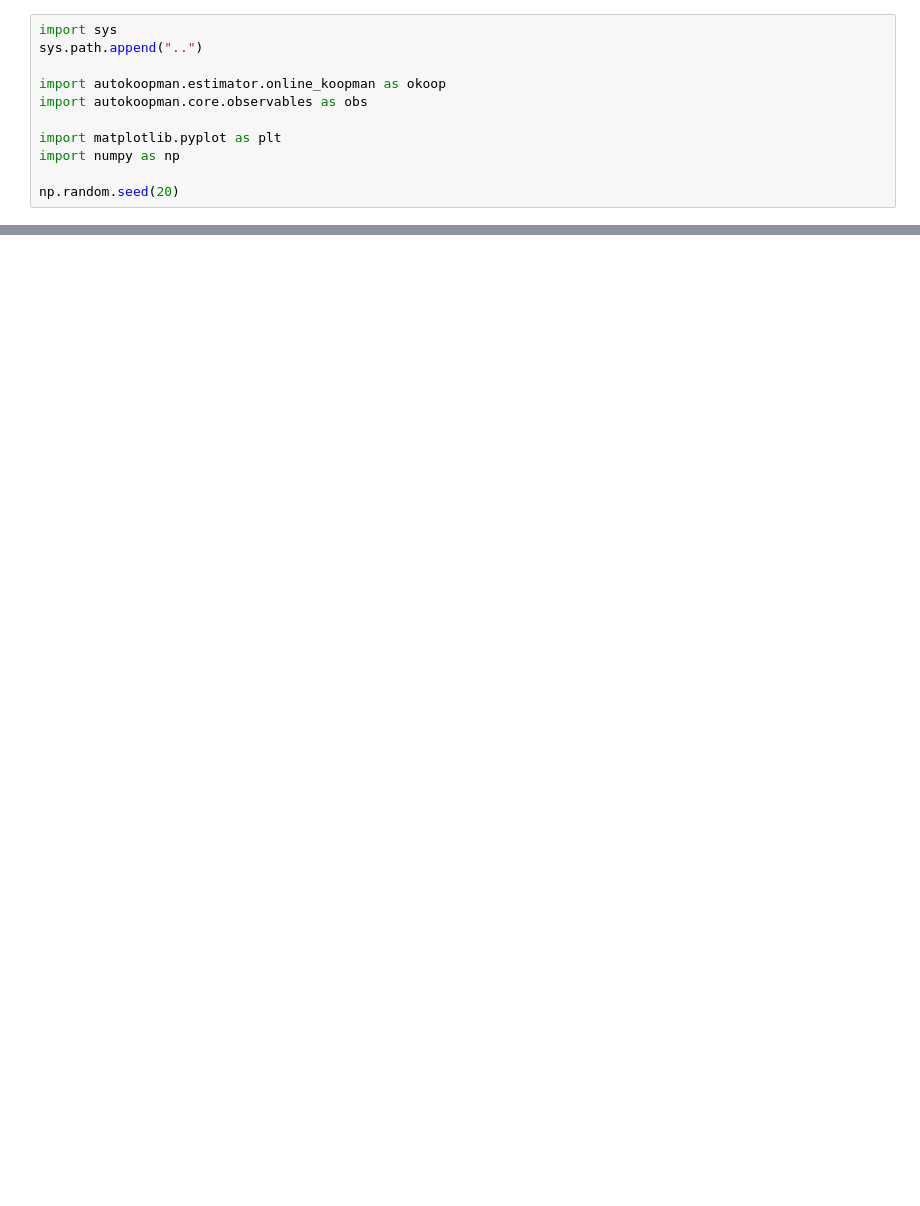
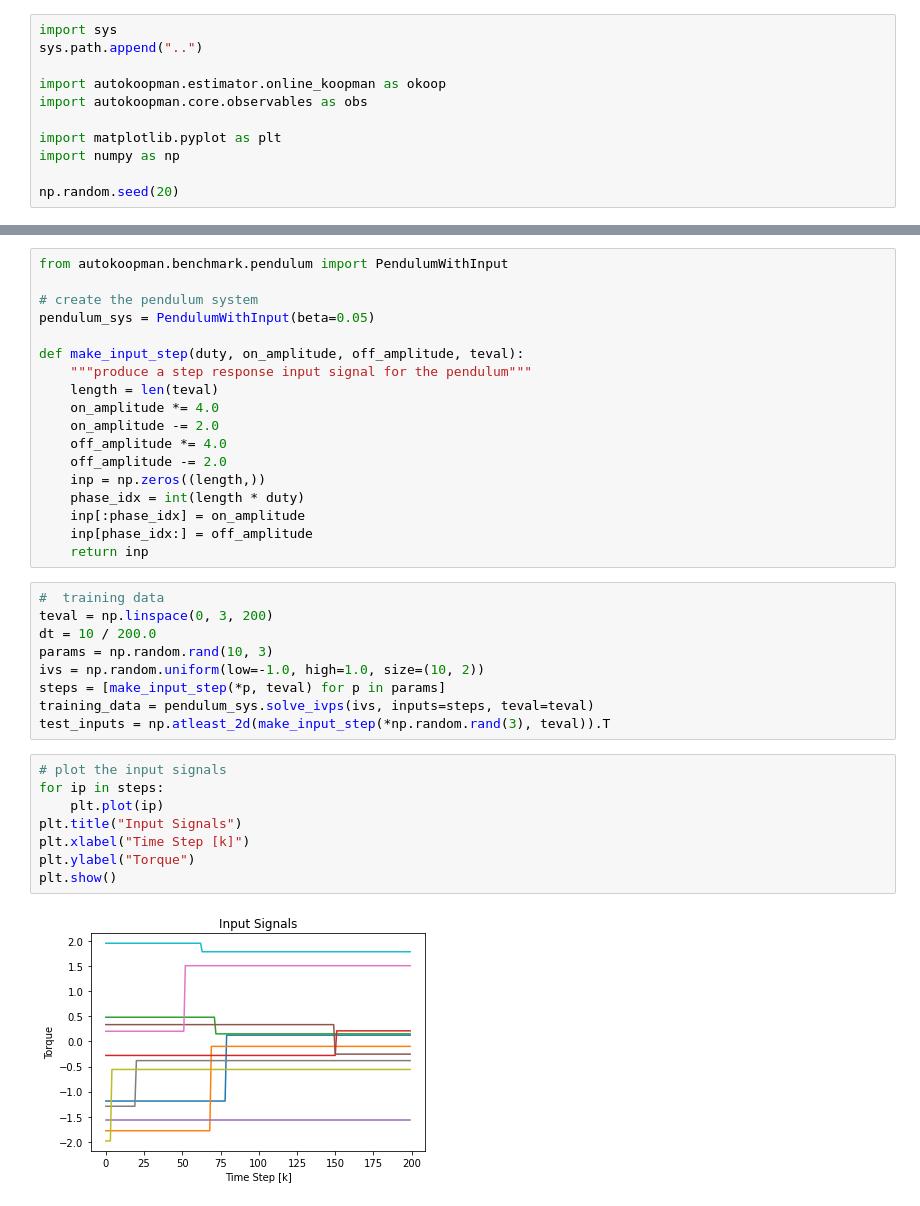
Before and after one commit to EthanJamesLew/AutoKoopman, a Jupyter notebook: notebooks/online-koopman.ipynb, the cells around one changed output, grey strips where cells are left out. Cells and saved outputs as stored; diff of their text form; blank space fills up the shorter version.

```diff
--- a/notebooks/online-koopman.ipynb
+++ b/notebooks/online-koopman.ipynb
@@ -74,0 +158,37 @@ plt.show()
+# %%
+from autokoopman.benchmark.pendulum import PendulumWithInput
+
+# create the pendulum system
+pendulum_sys = PendulumWithInput(beta=0.05)
+
+def make_input_step(duty, on_amplitude, off_amplitude, teval):
+    """produce a step response input signal for the pendulum"""
+    length = len(teval)
+    on_amplitude *= 4.0
+    on_amplitude -= 2.0
+    off_amplitude *= 4.0
+    off_amplitude -= 2.0
+    inp = np.zeros((length,))
+    phase_idx = int(length * duty)
+    inp[:phase_idx] = on_amplitude
+    inp[phase_idx:] = off_amplitude
+    return inp
+# %%
+#  training data
+teval = np.linspace(0, 3, 200)
+dt = 10 / 200.0
+params = np.random.rand(10, 3)
+ivs = np.random.uniform(low=-1.0, high=1.0, size=(10, 2))
+steps = [make_input_step(*p, teval) for p in params]
+training_data = pendulum_sys.solve_ivps(ivs, inputs=steps, teval=teval)
+test_inputs = np.atleast_2d(make_input_step(*np.random.rand(3), teval)).T
+# %%
+# plot the input signals
+for ip in steps:
+    plt.plot(ip)
+plt.title("Input Signals")
+plt.xlabel("Time Step [k]")
+plt.ylabel("Torque")
+plt.show()
+# %% [output]
+[figure, added]
```
Also changed, not shown: parts of 8 cells of this notebook.
